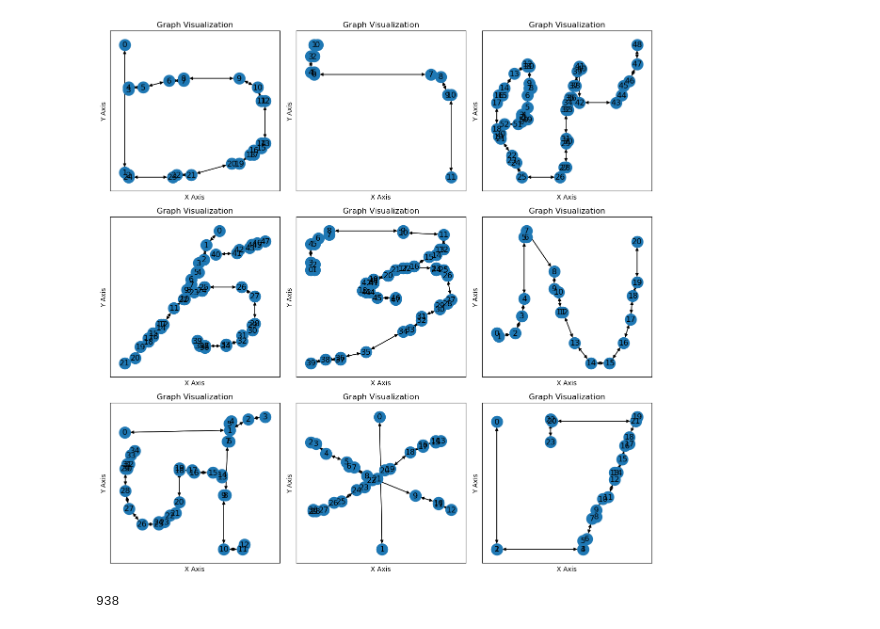
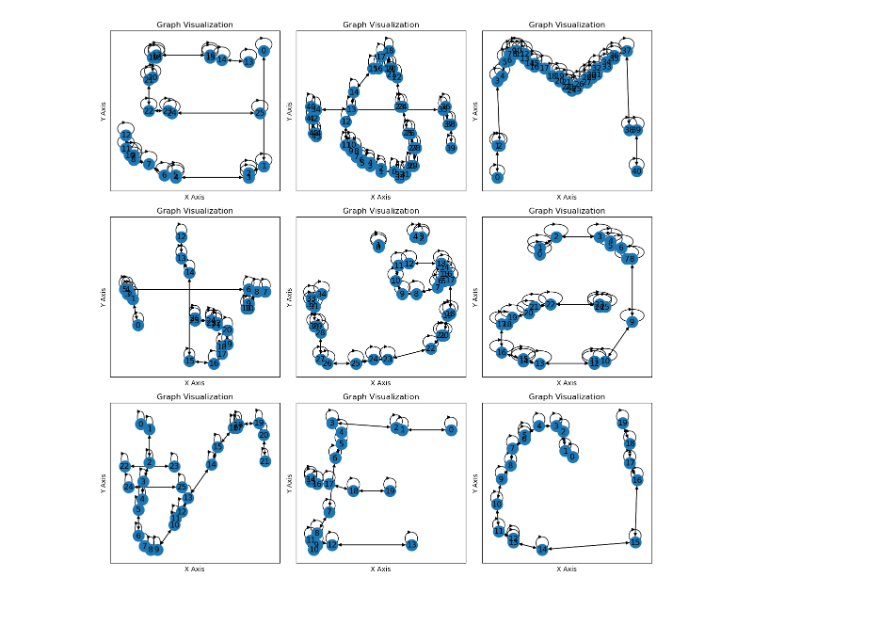
Before and after one commit to NilBiescas/CVC_internship, a Jupyter notebook: testing.ipynb, the cells around one changed output. Drawn from its saved outputs; the diff is of its cells as text; code cells hidden in the pictures.

```diff
--- a/testing.ipynb
+++ b/testing.ipynb
@@ -1,5 +1,5 @@
 # %%
-filename = "/home/nbiescas/Desktop/CVC/Omniglot/omniglot.npz"
+filename = "/home/nbiescas/Desktop/CVC/CVC_internship/omniglot.npz"
 import numpy as np
 import random
 import webbrowser
@@ -34,9 +34,13 @@ def read_npz_files(filename):
     load_data = np.load(filename, allow_pickle=True, encoding='latin1')
     return load_data['train'], load_data['valid'], load_data['test']
 
-def read_letters(data):
-    node_feat = np.zeros((len(data), 2)) # features (num_nodes x 2) 2 because the features are the cordinates of each node
-    adj_matrix = np.zeros((len(data), len(data)))
+def read_letter(data, self_loops = True):
+    if self_loops:
+        adj_matrix = np.identity(len(data))
+    else:
+        adj_matrix = np.zeros((len(data), len(data)))
+    node_feat  = np.zeros((len(data), 2)) # features (num_nodes x 2) 2 because the features are the cordinates of each node
+
     x = 0
     y = 0
     for node_id, row in enumerate(data):
@@ -82,20 +86,20 @@ def plot_graph(G, position, ax):
 # %%
 fig, idx = plt.subplots(3, 3, figsize=(12, 12))
 for i in range(3):
     for j in range(3):
         axis = idx[i, j]
         sample = train_set[random.randint(0, len(train_set))]
-        dgl_graph = read_letters(sample)
+        dgl_graph = read_letters(sample, self_loops = True)
         G = dgl.to_networkx(dgl_graph)
         features = {node_id:row for node_id, row in enumerate(dgl_graph.ndata["feat"].numpy())}
         plot_graph(G, features, axis)
 
 plt.show()
 
 #draw_strokes(sample)
 #webbrowser.open(r"D:\NIL\OMNIGLOT\sample.svg")
 # %% [output]
-[figure, old version]
+[figure, new version]
 # %%
 trainset, validset, testset = read_npz_files(filename)
 
@@ -122,7 +126,3 @@ train_loader = DataLoader(Train_Graphs, batch_size=32, shuffle=True,
                          collate_fn=collate)
 valid_loader = DataLoader(Valid_Graphs, batch_size=32, collate_fn=collate)
 test_loader = DataLoader(Test_Graphs, batch_size=32, collate_fn=collate)
-# %%
-train_loader.__len__()
-# %% [output]
-938
```
Also changed, not shown: parts of 10 cells of this notebook, 3 other files.
